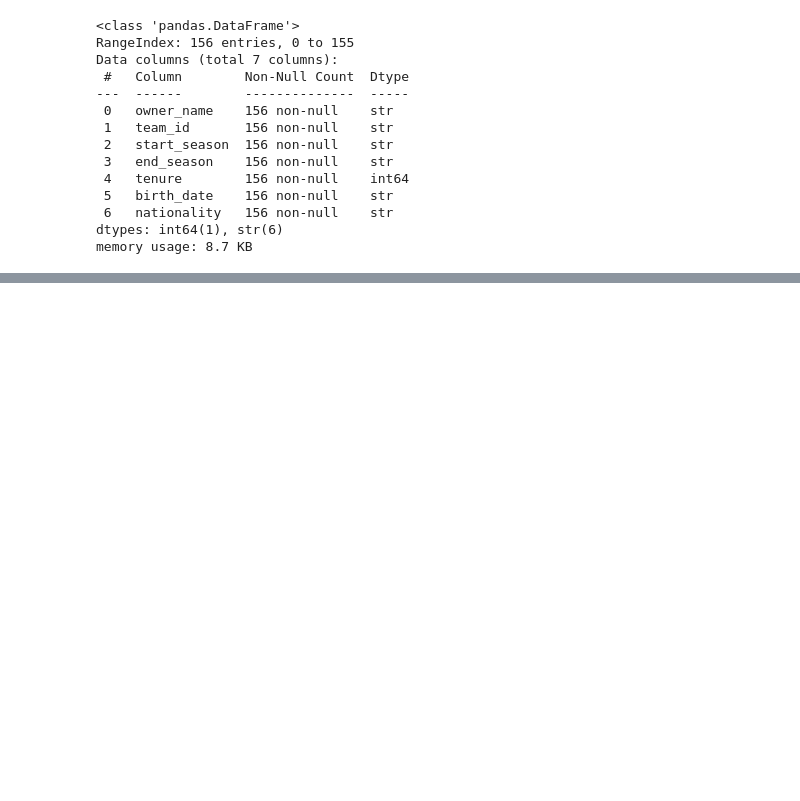
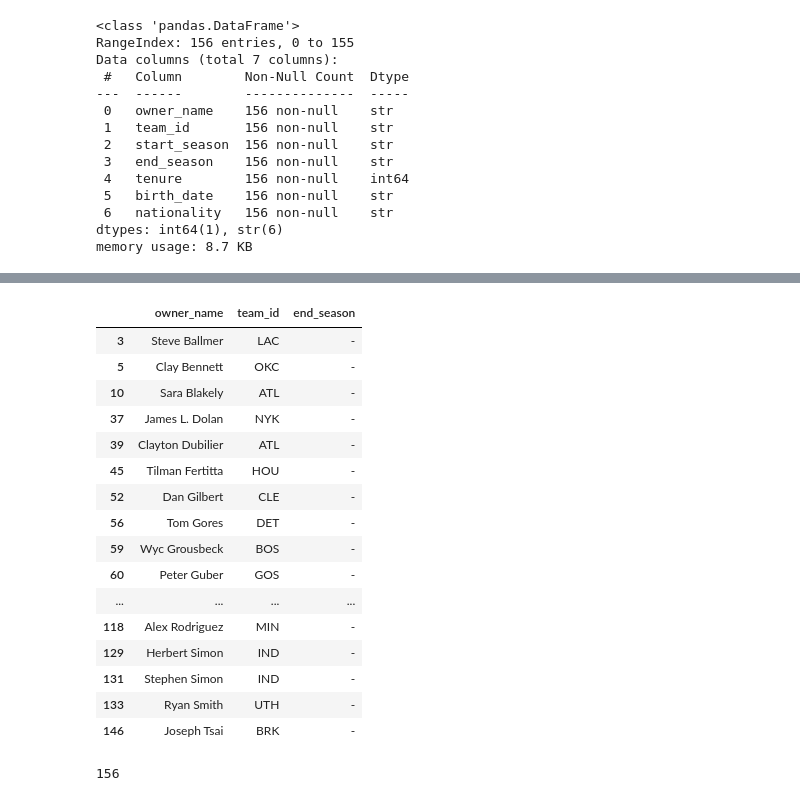
Before and after one commit to jtran226/nba_economics, a Jupyter notebook: notebooks/16_s16_nba_owners.ipynb, the cells around one changed output, grey strips where cells are left out. Saved outputs shown, nothing was run; the diff lists cells and outputs as text; code cells hidden in the pictures; blank space fills up the shorter version.

```diff
--- a/notebooks/16_s16_nba_owners.ipynb
+++ b/notebooks/16_s16_nba_owners.ipynb
@@ -77,0 +98,28 @@ owners_filtered = owners_list.loc[overlap_mask].copy()
+# %%
+display(
+    owners_list.loc[
+        owners_list["end_year"].isna(),
+        ["owner_name", "team_id", "end_season"]
+    ]
+)
+
+display(len(owners_list["end_year"].isna()))
+# %% [output]
+|  | owner_name | team_id | end_season |
+| 3 | Steve Ballmer | LAC | - |
+| 5 | Clay Bennett | OKC | - |
+| 10 | Sara Blakely | ATL | - |
+| 37 | James L. Dolan | NYK | - |
+| 39 | Clayton Dubilier | ATL | - |
+| 45 | Tilman Fertitta | HOU | - |
+| 52 | Dan Gilbert | CLE | - |
+| 56 | Tom Gores | DET | - |
+| 59 | Wyc Grousbeck | BOS | - |
+| 60 | Peter Guber | GOS | - |
+| ... | ... | ... | ... |
+| 118 | Alex Rodriguez | MIN | - |
+| 129 | Herbert Simon | IND | - |
+| 131 | Stephen Simon | IND | - |
+| 133 | Ryan Smith | UTH | - |
+| 146 | Joseph Tsai | BRK | - |
+156
```
Also changed, not shown: parts of 18 cells of this notebook, 22 other files.
